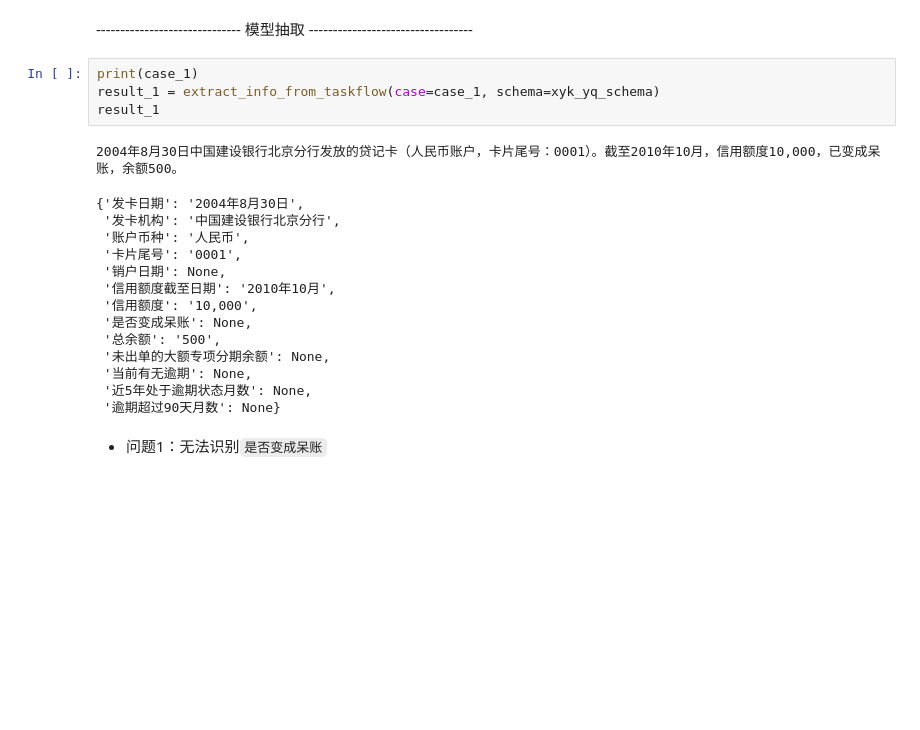
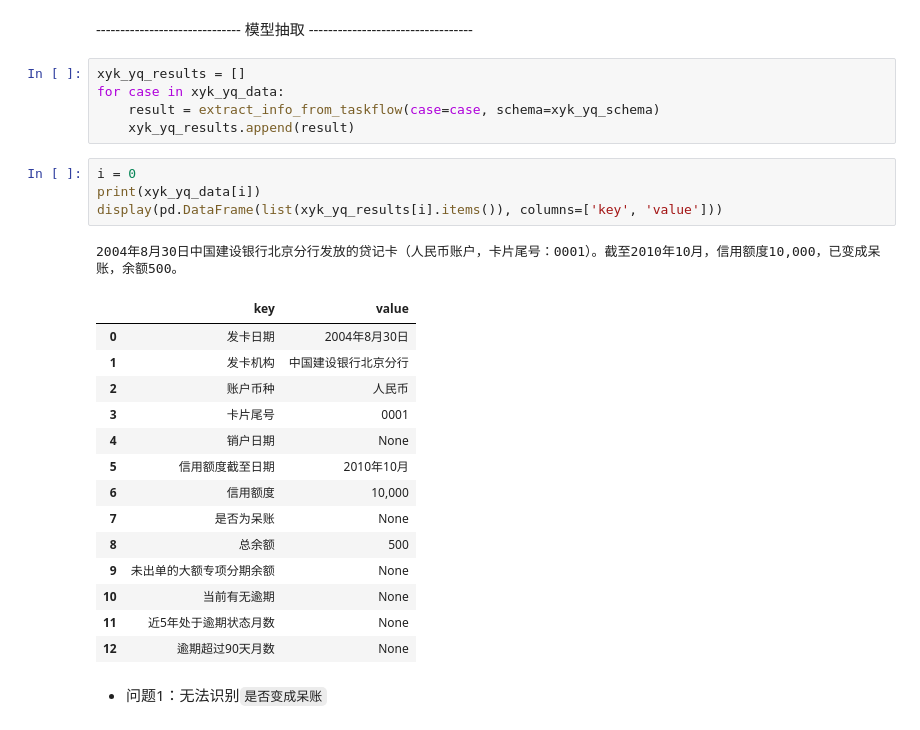
Before and after one commit to Arnoldzyf/knowledge_extraction_from_credit_reports, a Jupyter notebook: 4_简版方案验证.ipynb, the cells around one changed output. Saved outputs shown, nothing was run; the diff lists cells and outputs as text; blank space fills up the shorter version.

```diff
--- a/4_简版方案验证.ipynb
+++ b/4_简版方案验证.ipynb
@@ -1136,25 +1257,31 @@ update_trans_dict("发生过逾期的贷记卡账户明细如下", "credit_card_
 #### == 案例执行结果
 # %% [markdown]
 ------------------------------ 模型抽取 ----------------------------------
+# %%
+xyk_yq_results = []
+for case in xyk_yq_data:
+    result = extract_info_from_taskflow(case=case, schema=xyk_yq_schema)
+    xyk_yq_results.append(result)
 # %%
-print(case_1)
-result_1 = extract_info_from_taskflow(case=case_1, schema=xyk_yq_schema)
-result_1
+i = 0
+print(xyk_yq_data[i])
+display(pd.DataFrame(list(xyk_yq_results[i].items()), columns=['key', 'value']))
 # %% [output]
 2004年8月30日中国建设银行北京分行发放的贷记卡（人民币账户，卡片尾号：0001）。截至2010年10月，信用额度10,000，已变成呆账，余额500。
-{'发卡日期': '2004年8月30日',
- '发卡机构': '中国建设银行北京分行',
- '账户币种': '人民币',
- '卡片尾号': '0001',
- '销户日期': None,
- '信用额度截至日期': '2010年10月',
- '信用额度': '10,000',
- '是否变成呆账': None,
- '总余额': '500',
- '未出单的大额专项分期余额': None,
- '当前有无逾期': None,
- '近5年处于逾期状态月数': None,
- '逾期超过90天月数': None}
+|  | key | value |
+| 0 | 发卡日期 | 2004年8月30日 |
+| 1 | 发卡机构 | 中国建设银行北京分行 |
+| 2 | 账户币种 | 人民币 |
+| 3 | 卡片尾号 | 0001 |
+| 4 | 销户日期 | None |
+| 5 | 信用额度截至日期 | 2010年10月 |
+| 6 | 信用额度 | 10,000 |
+| 7 | 是否为呆账 | None |
+| 8 | 总余额 | 500 |
+| 9 | 未出单的大额专项分期余额 | None |
+| 10 | 当前有无逾期 | None |
+| 11 | 近5年处于逾期状态月数 | None |
+| 12 | 逾期超过90天月数 | None |
 # %% [markdown]
 - 问题1：无法识别`是否变成呆账`
 # %%
```
Also changed, not shown: parts of 57 cells of this notebook, 7 other files.
